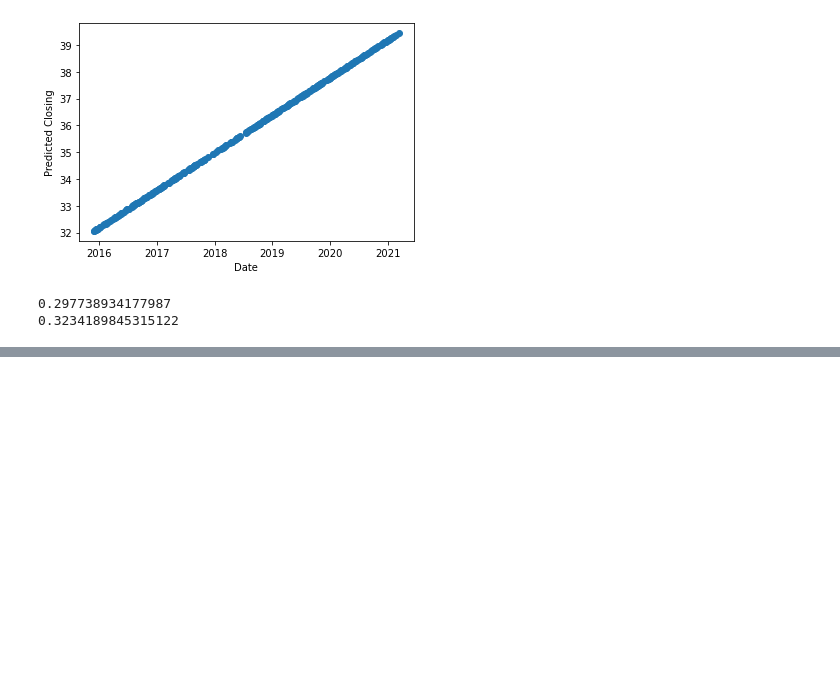
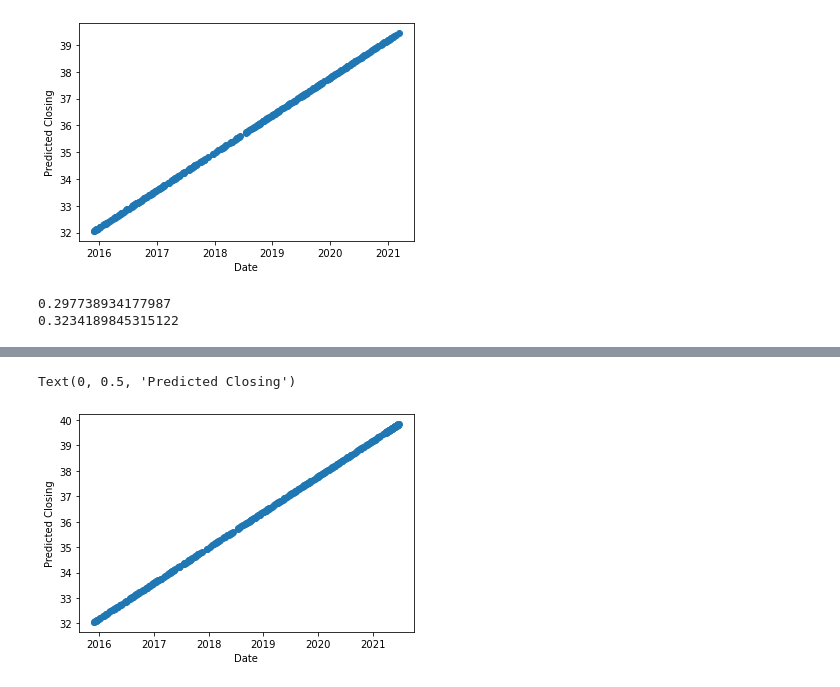
Before and after one commit to ahmadfarouk/FinalProject, a Jupyter notebook: notebook/StockAnalysisLogic.ipynb, the cells around one changed output, grey strips where cells are left out. Drawn from its saved outputs; the diff is of its cells as text; code cells hidden in the pictures; blank space fills up the shorter version.

```diff
--- a/notebook/StockAnalysisLogic.ipynb
+++ b/notebook/StockAnalysisLogic.ipynb
@@ -242,3 +242,12 @@ print(lr.score(X_test, y_test))
 # %% [output]
 0.297738934177987
 0.3234189845315122
+# %%
+last_date = max (stock['Date'])
+max_NumberOfDays = max (stock['NumberOfDays'])
+
+New_Xs = []
+for i in range (1, 90):
+    New_Xs.append (max_NumberOfDays + i)
+NewXs = pd.DataFrame (New_Xs)
+X_future = NewXs.values.reshape (-1,1)
@@ -244,0 +274,2 @@ print(lr.score(X_test, y_test))
+# %%
+future_predictions=lr.predict(X_future)
@@ -244,0 +296,4 @@ print(lr.score(X_test, y_test))
+# %%
+for i in range (len (future_predictions)):
+    Date_Test.append(start_date + dt.timedelta(days=int(X_future[i][0])))
+Date_Test
@@ -244,0 +318,3 @@ print(lr.score(X_test, y_test))
+# %%
+All_predictions = np.append (close_predictions, future_predictions)
+All_predictions
@@ -244,0 +339,9 @@ print(lr.score(X_test, y_test))
+# %%
+plt.scatter(Date_Test, All_predictions)
+#plt.scatter(X_test, close_predictions)
+plt.xlabel("Date")
+plt.ylabel("Predicted Closing")
+plt.savefig("./DataOutput/L_LowPrice.png")
+# %% [output]
+Text(0, 0.5, 'Predicted Closing')
+[figure, added]
```
Also changed, not shown: parts of 5 cells of this notebook, 13 other files.
